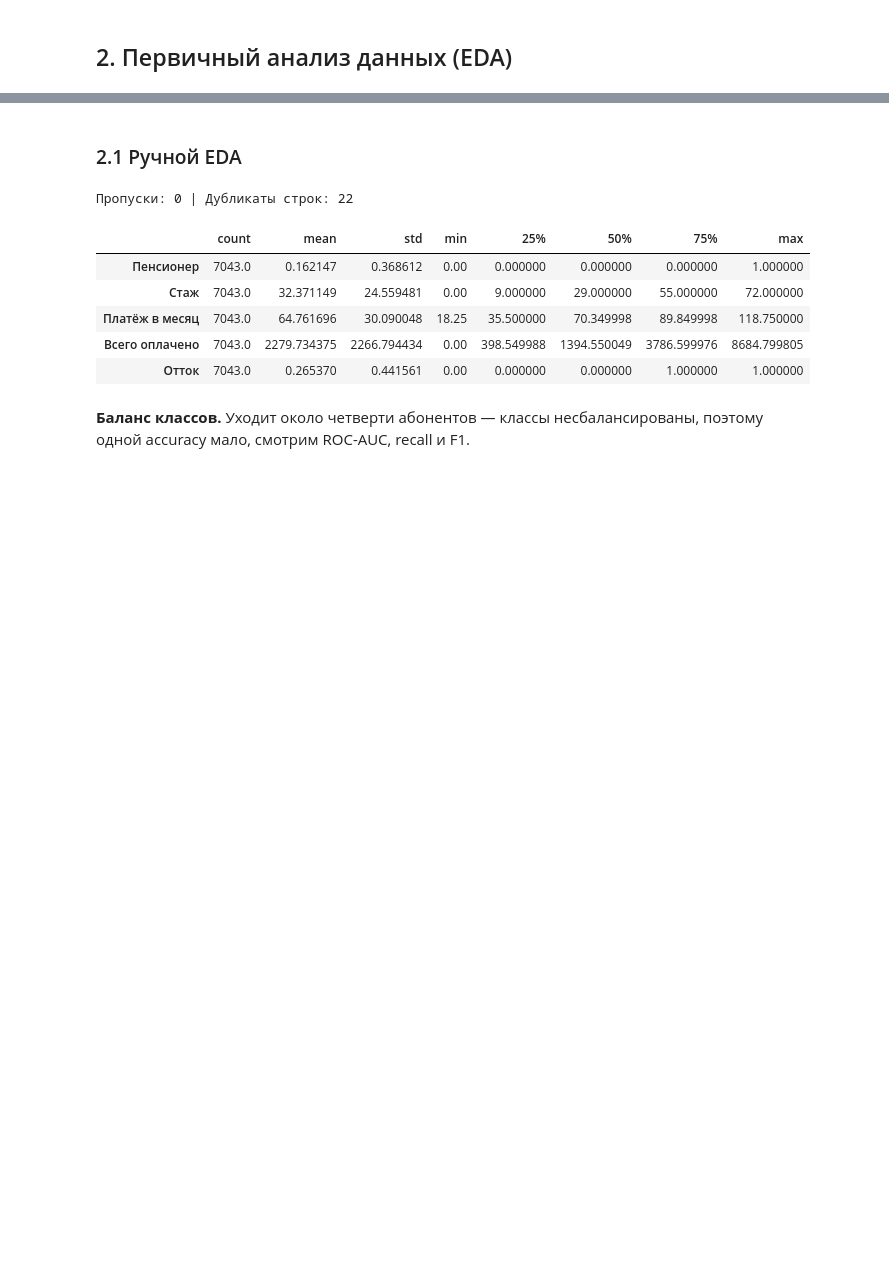
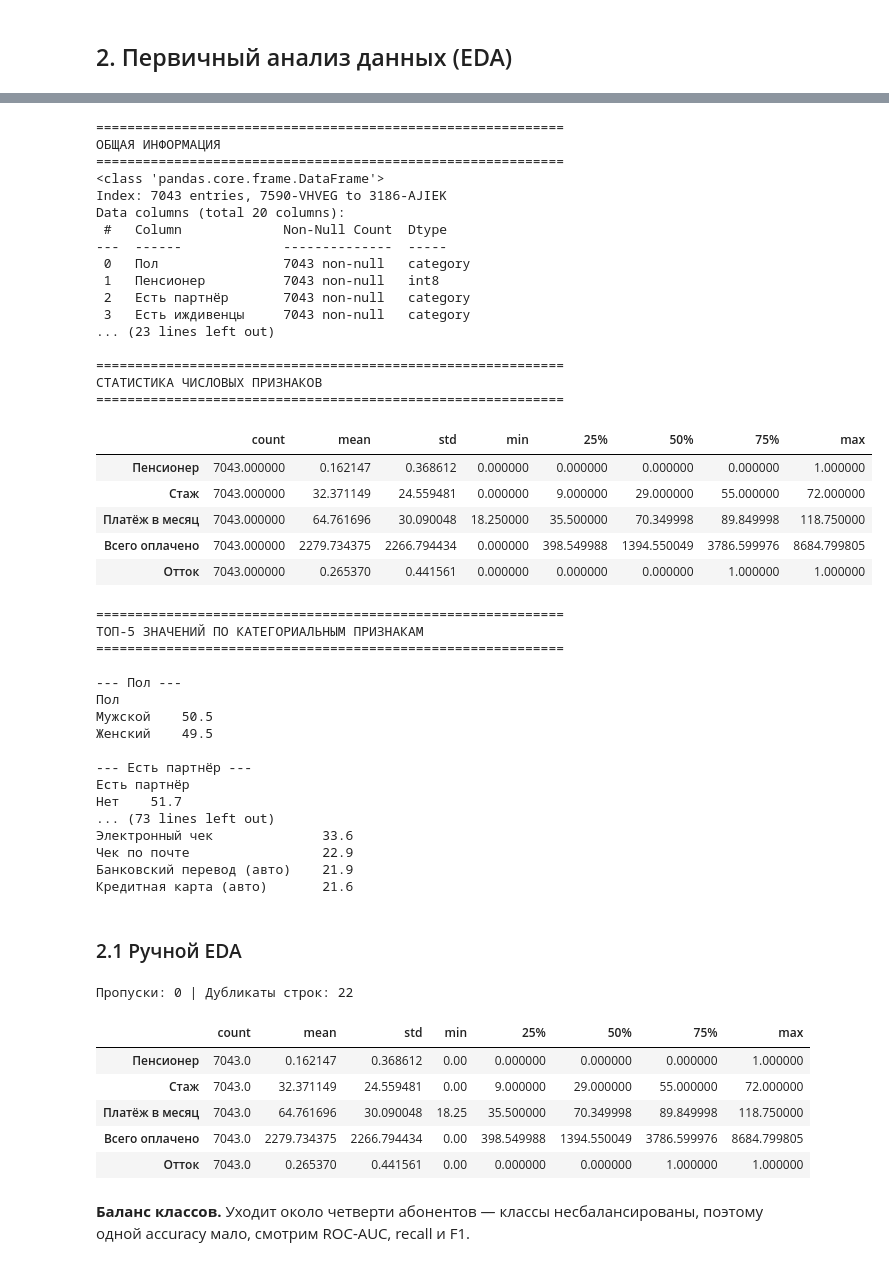
Before and after one commit to zenith305/Case_02_Telco_Churn, a Jupyter notebook: notebooks/06_academic_churn_project.ipynb, the cells around one changed output, grey strips where cells are left out. Saved outputs shown, nothing was run; the diff lists cells and outputs as text; code cells hidden in the pictures; blank space fills up the shorter version.

Commit message:
refactor: replace ydata-profiling with custom overview, fix plotly and model saving

```diff
--- a/notebooks/06_academic_churn_project.ipynb
+++ b/notebooks/06_academic_churn_project.ipynb
@@ -179,3 +178,71 @@ ModuleNotFoundError: No module named 'ydata_profiling'
+# %%
+def quick_data_overview(df: pd.DataFrame) -> None:
+    print("=" * 60)
+    print("ОБЩАЯ ИНФОРМАЦИЯ")
+    print("=" * 60)
+    df.info()
+
+    print("\n" + "=" * 60)
+    print("ПРОПУСКИ И ДУБЛИКАТЫ")
+    print("=" * 60)
+    missing = df.isna().sum()
+    print(f"Пропусков: {missing.sum()} | Полных дубликатов: {df.duplicated().sum()}")
+
+    print("\n" + "=" * 60)
+    print("СТАТИСТИКА ЧИСЛОВЫХ ПРИЗНАКОВ")
+    print("=" * 60)
+    display(df.describe().T.style.background_gradient(cmap="Blues"))
+
+    print("\n" + "=" * 60)
+    print("ТОП-5 ЗНАЧЕНИЙ ПО КАТЕГОРИАЛЬНЫМ ПРИЗНАКАМ")
+    print("=" * 60)
+    for col in df.select_dtypes("category").columns:
+        vc = (df[col].value_counts(normalize=True).head(5) * 100).round(1)
+        print(f"\n--- {col} ---")
+        print(vc.rename("доля, %").to_string())
+
+quick_data_overview(df)
+# %% [output]
+============================================================
+ОБЩАЯ ИНФОРМАЦИЯ
+============================================================
+<class 'pandas.core.frame.DataFrame'>
+Index: 7043 entries, 7590-VHVEG to 3186-AJIEK
+Data columns (total 20 columns):
+ #   Column             Non-Null Count  Dtype
+---  ------             --------------  -----
+ 0   Пол                7043 non-null   category
+ 1   Пенсионер          7043 non-null   int8
+ 2   Есть партнёр       7043 non-null   category
+ 3   Есть иждивенцы     7043 non-null   category
+... (23 lines left out)
+
+============================================================
+СТАТИСТИКА ЧИСЛОВЫХ ПРИЗНАКОВ
+============================================================
+|  | count | mean | std | min | 25% | 50% | 75% | max |
+| Пенсионер | 7043.000000 | 0.162147 | 0.368612 | 0.000000 | 0.000000 | 0.000000 | 0.000000 | 1.000000 |
+| Стаж | 7043.000000 | 32.371149 | 24.559481 | 0.000000 | 9.000000 | 29.000000 | 55.000000 | 72.000000 |
+| Платёж в месяц | 7043.000000 | 64.761696 | 30.090048 | 18.250000 | 35.500000 | 70.349998 | 89.849998 | 118.750000 |
+| Всего оплачено | 7043.000000 | 2279.734375 | 2266.794434 | 0.000000 | 398.549988 | 1394.550049 | 3786.599976 | 8684.799805 |
+| Отток | 7043.000000 | 0.265370 | 0.441561 | 0.000000 | 0.000000 | 0.000000 | 1.000000 | 1.000000 |
+============================================================
+ТОП-5 ЗНАЧЕНИЙ ПО КАТЕГОРИАЛЬНЫМ ПРИЗНАКАМ
+============================================================
+
+--- Пол ---
+Пол
+Мужской    50.5
+Женский    49.5
+
+--- Есть партнёр ---
+Есть партнёр
+Нет    51.7
+... (73 lines left out)
+Электронный чек              33.6
+Чек по почте                 22.9
+Банковский перевод (авто)    21.9
+Кредитная карта (авто)       21.6
 # %% [markdown]
 ### 2.1 Ручной EDA
 # %%
```
Also changed, not shown: parts of 10 cells of this notebook.
